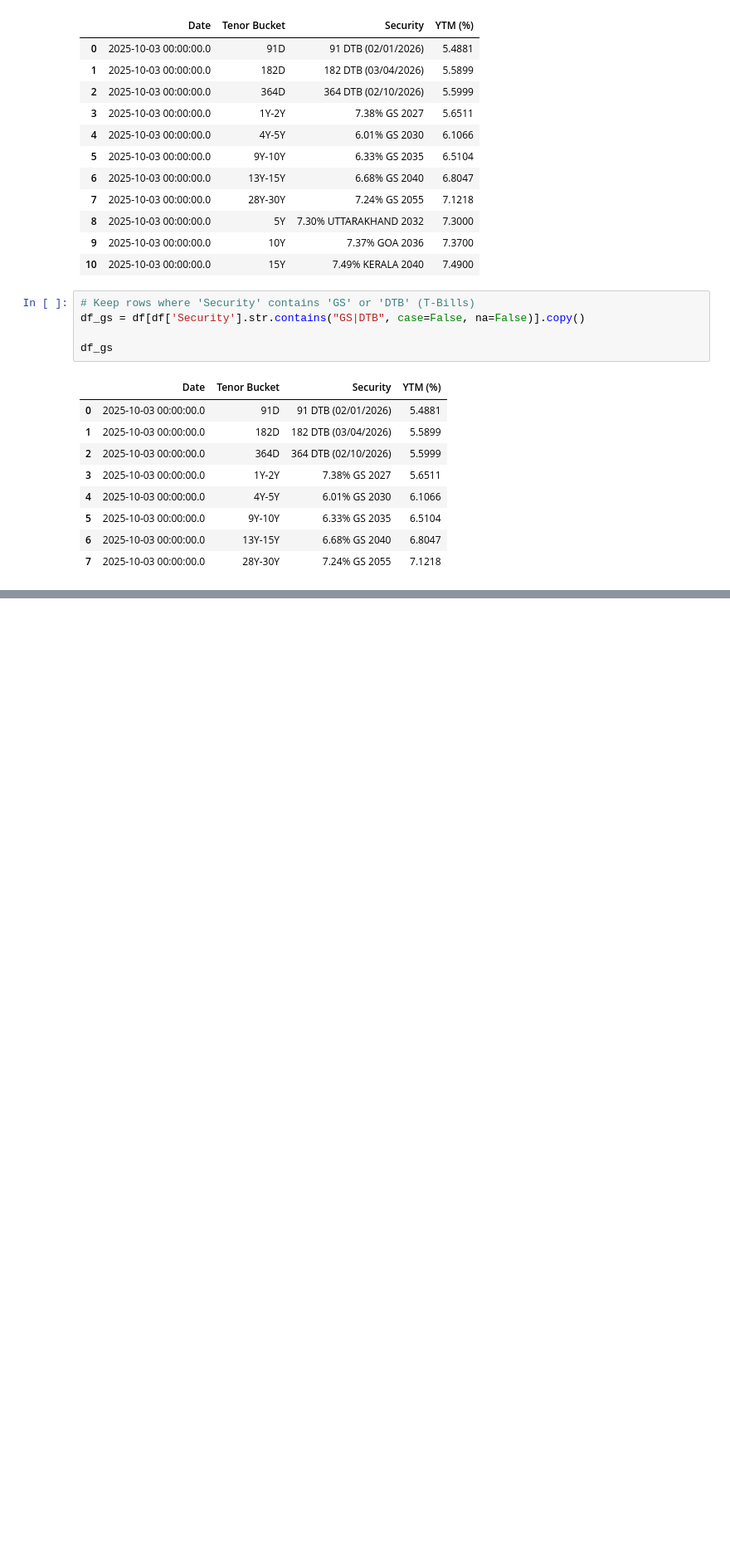
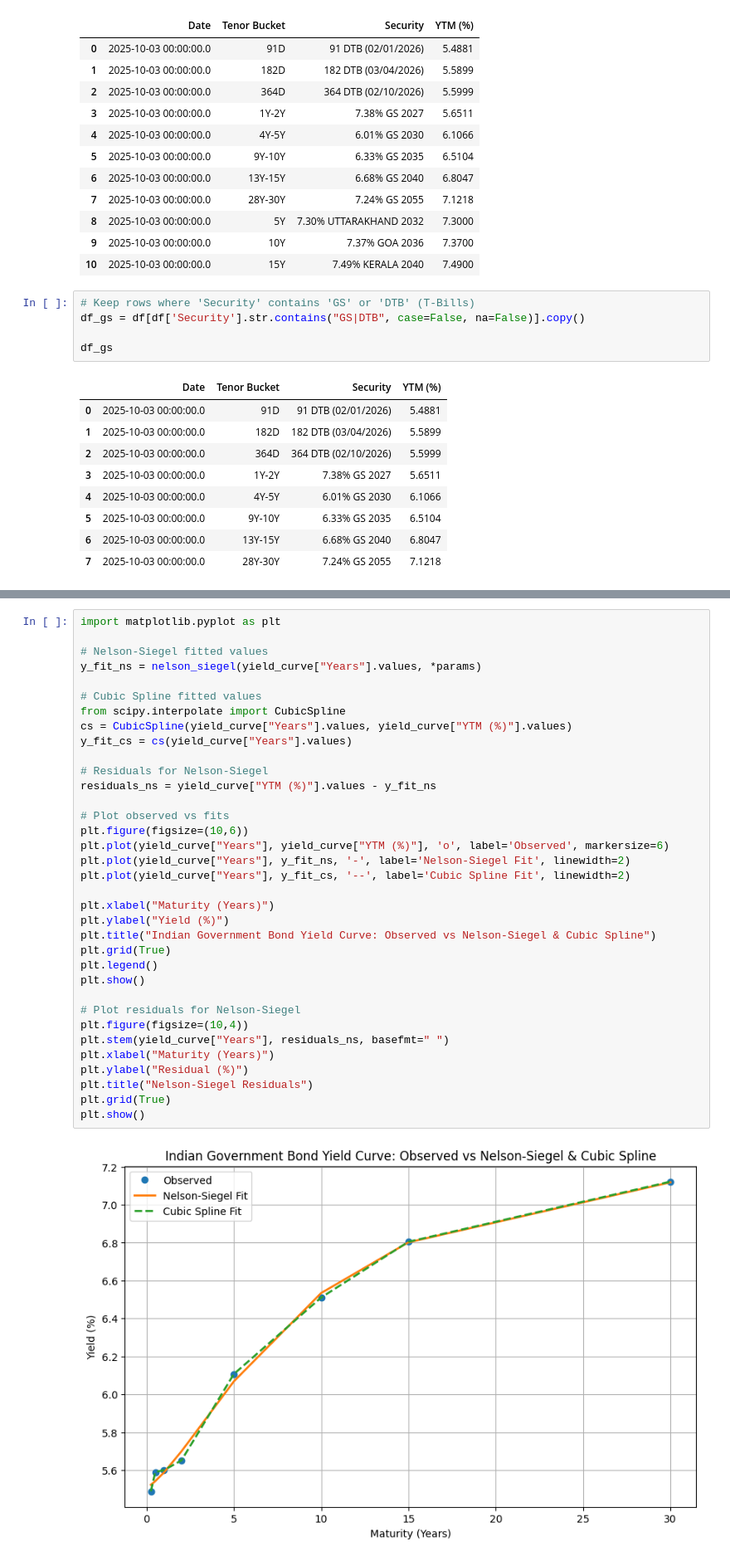
Before and after one commit to adas-quant/mscfe-gwp1-yieldcurve, a Jupyter notebook: notebooks/02_Task2_YieldCurve.ipynb, the cells around one changed output, grey strips where cells are left out. Shown: that part at 83% size. Drawn from its saved outputs; the diff is of its cells as text; blank space fills up the shorter version.

```diff
--- a/notebooks/02_Task2_YieldCurve.ipynb
+++ b/notebooks/02_Task2_YieldCurve.ipynb
@@ -409,0 +268,37 @@ Cubic Spline RMSE:  0.02544
+# %%
+import matplotlib.pyplot as plt
+
+# Nelson-Siegel fitted values
+y_fit_ns = nelson_siegel(yield_curve["Years"].values, *params)
+
+# Cubic Spline fitted values
+from scipy.interpolate import CubicSpline
+cs = CubicSpline(yield_curve["Years"].values, yield_curve["YTM (%)"].values)
+y_fit_cs = cs(yield_curve["Years"].values)
+
+# Residuals for Nelson-Siegel
+residuals_ns = yield_curve["YTM (%)"].values - y_fit_ns
+
+# Plot observed vs fits
+plt.figure(figsize=(10,6))
+plt.plot(yield_curve["Years"], yield_curve["YTM (%)"], 'o', label='Observed', markersize=6)
+plt.plot(yield_curve["Years"], y_fit_ns, '-', label='Nelson-Siegel Fit', linewidth=2)
+plt.plot(yield_curve["Years"], y_fit_cs, '--', label='Cubic Spline Fit', linewidth=2)
+
+plt.xlabel("Maturity (Years)")
+plt.ylabel("Yield (%)")
+plt.title("Indian Government Bond Yield Curve: Observed vs Nelson-Siegel & Cubic Spline")
+plt.grid(True)
+plt.legend()
+plt.show()
+
+# Plot residuals for Nelson-Siegel
+plt.figure(figsize=(10,4))
+plt.stem(yield_curve["Years"], residuals_ns, basefmt=" ")
+plt.xlabel("Maturity (Years)")
+plt.ylabel("Residual (%)")
+plt.title("Nelson-Siegel Residuals")
+plt.grid(True)
+plt.show()
+# %% [output]
+[figure, added]
```
Also changed, not shown: parts of 25 cells of this notebook.
